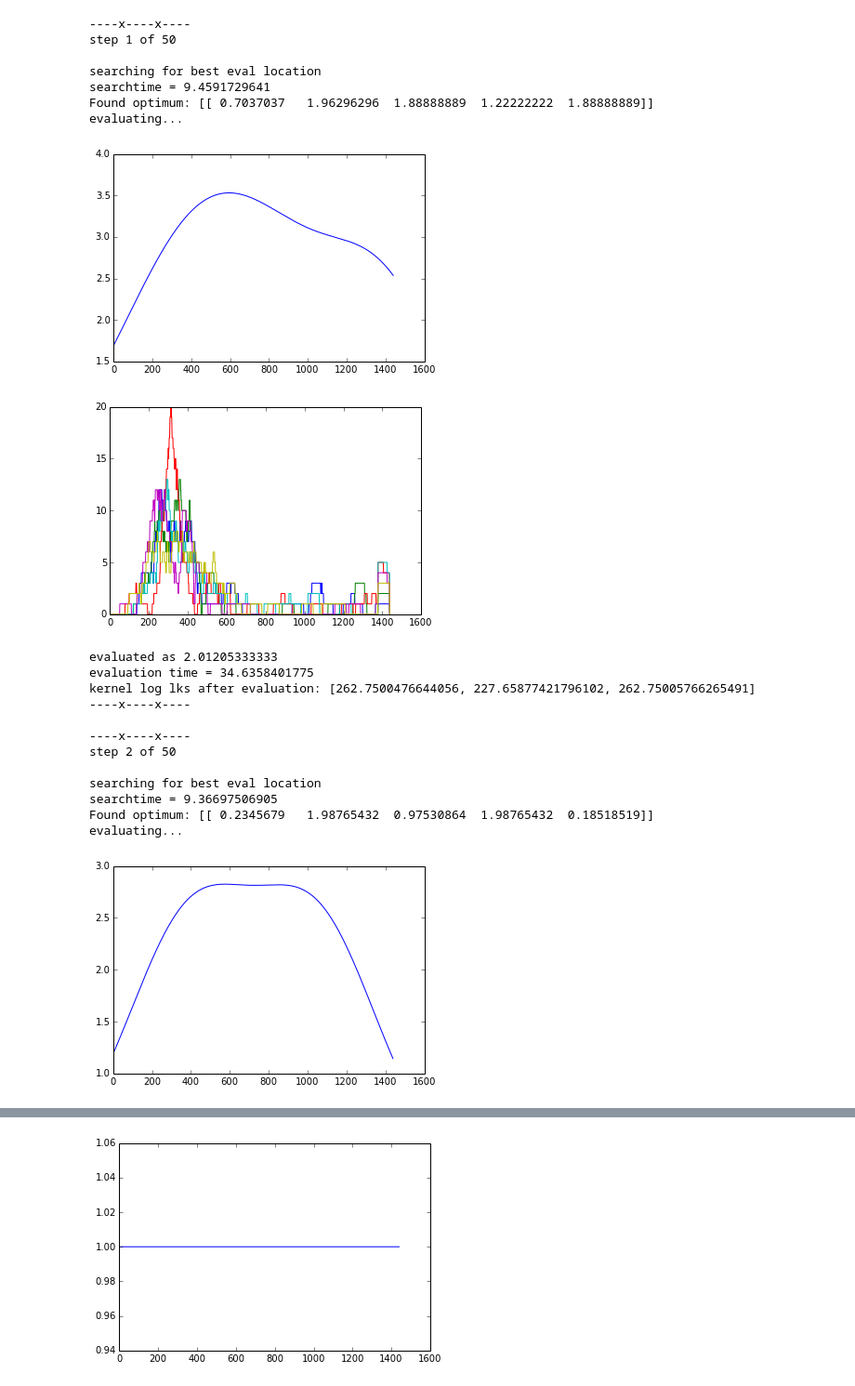
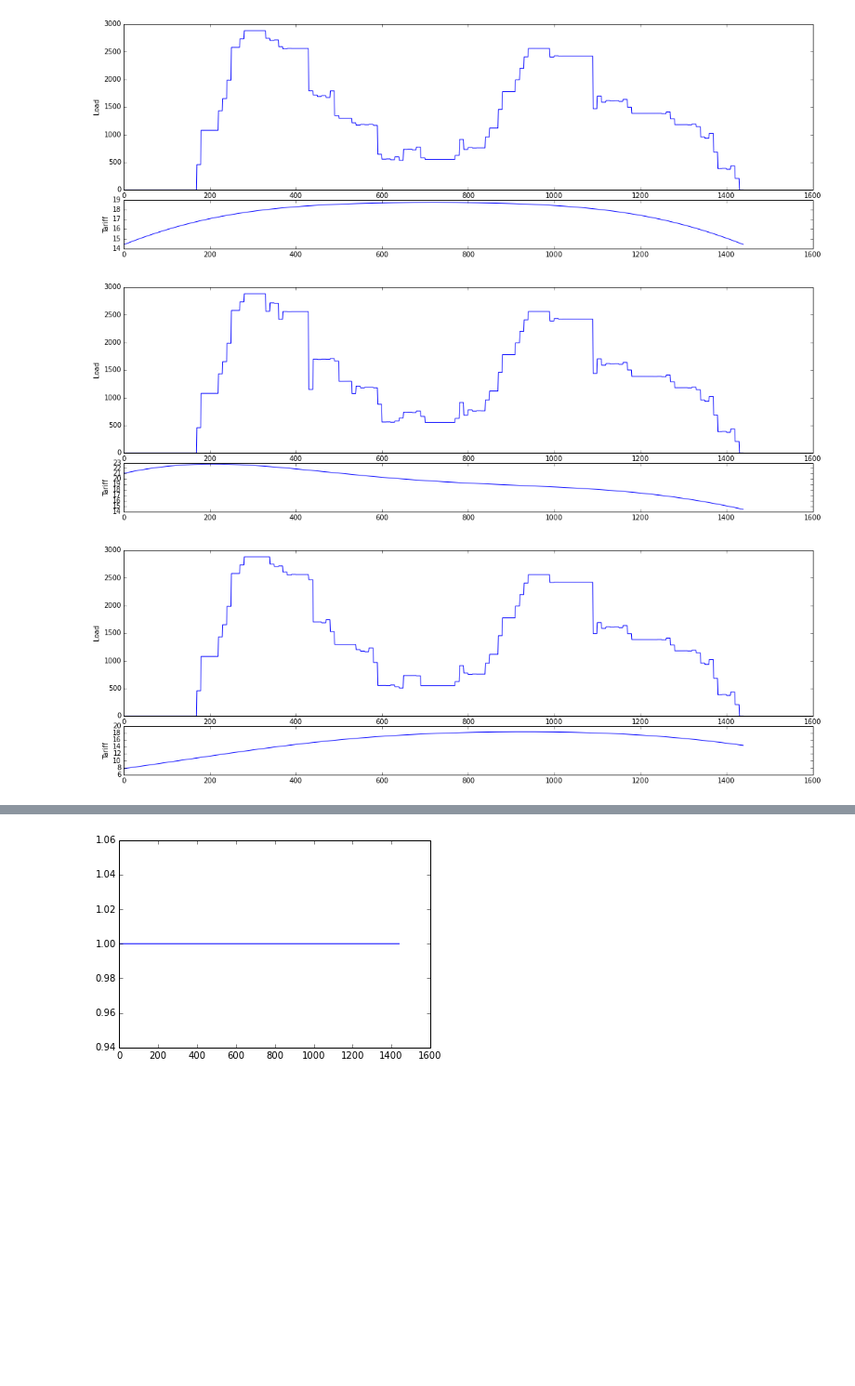
Before and after one commit to markm541374/tariffset, a Jupyter notebook: GPGO.ipynb, the cells around one changed output, grey strips where cells are left out. Shown at 93% size. Drawn from its saved outputs; the diff is of its cells as text; code cells hidden in the pictures; blank space fills up the shorter version.

Commit message:
neatened plotting

```diff
--- a/GPGO.ipynb
+++ b/GPGO.ipynb
@@ -11,47 +11,30 @@ plt.ion()
 def kf1(x1,x2):
     delta=x1-x2
     d=delta*delta.T
-    return 0.001*sp.exp(-((d[0,0])/0.1))
+    return 0.1*sp.exp(-((d[0,0])/0.1))
 def kf2(x1,x2):
     delta=x1-x2
     d=delta*delta.T
-    return 0.002*sp.exp(-((d[0,0])/0.03))
+    return 0.2*sp.exp(-((d[0,0])/0.03))
 def kf3(x1,x2):
     delta=x1-x2
     d=delta*delta.T
-    return 0.001*sp.exp(-((d[0,0])/0.001))
+    return 0.01*sp.exp(-((d[0,0])/0.001))
 def kf4(x1,x2):
     delta=x1-x2
     d=delta*delta.T
-    return 0.0025*sp.exp(-((d[0,0])/0.003))
+    return 2.5*sp.exp(-((d[0,0])/0.003))
 # %%
+%%capture
 import tariffopt as TO
-e=TO.experiment([kf1,kf2,kf3],["ts0.txt","ts1.txt","ts2.txt","ts3.txt","ts4.txt","ts5.txt"],[2,2,2,2,2],[0,0,0,0,0],5)
+e=TO.experiment([kf1,kf2,kf3],["ts0.txt"],[20,20,20,20],[0,0,0,0],4)
 
-e.loadtrace('trace.txt')
+#e.loadtrace('trace.txt')
 # %%
-e.stepn(50)
+%%capture
+e.stepn(5)
 e.savetrace('trace.txt')
 # %% [output]
-----x----x----
-step 1 of 50
-
-searching for best eval location
-searchtime = 9.4591729641
-Found optimum: [[ 0.7037037   1.96296296  1.88888889  1.22222222  1.88888889]]
-evaluating...
-[figure, old version]
+[figure, new version]
-[figure, old version]
+[figure, new version]
-evaluated as 2.01205333333
-evaluation time = 34.6358401775
-kernel log lks after evaluation: [262.7500476644056, 227.65877421796102, 262.75005766265491]
-----x----x----
-
-----x----x----
-step 2 of 50
-
-searching for best eval location
-searchtime = 9.36697506905
-Found optimum: [[ 0.2345679   1.98765432  0.97530864  1.98765432  0.18518519]]
-evaluating...
-[figure, old version]
+[figure, new version]
```
Also changed, not shown: parts of 1 cell of this notebook, 2 other files.
